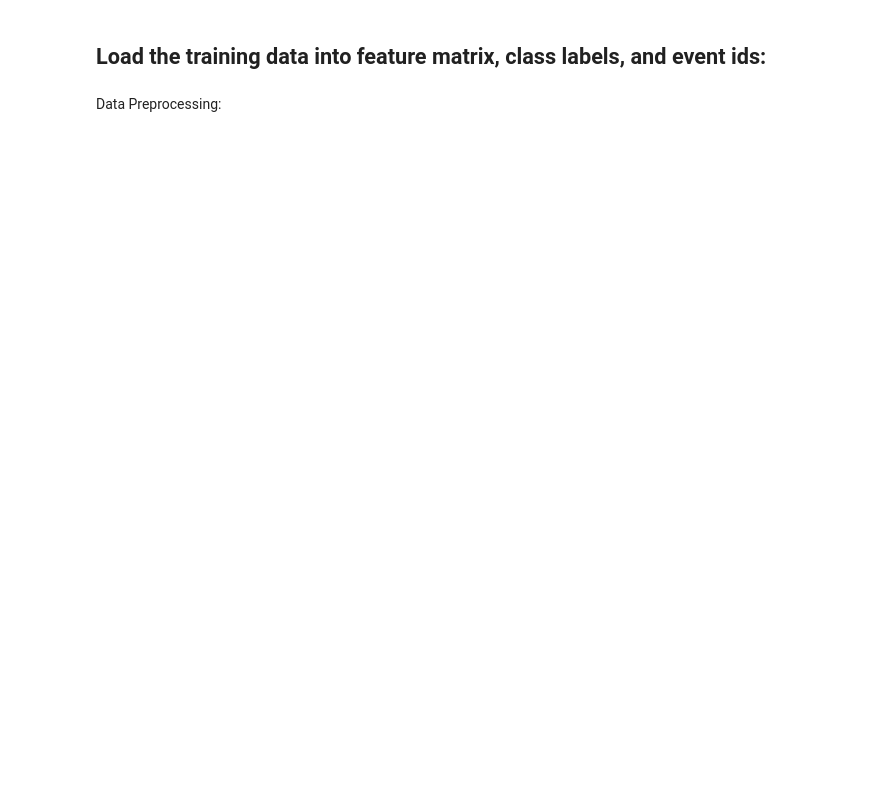
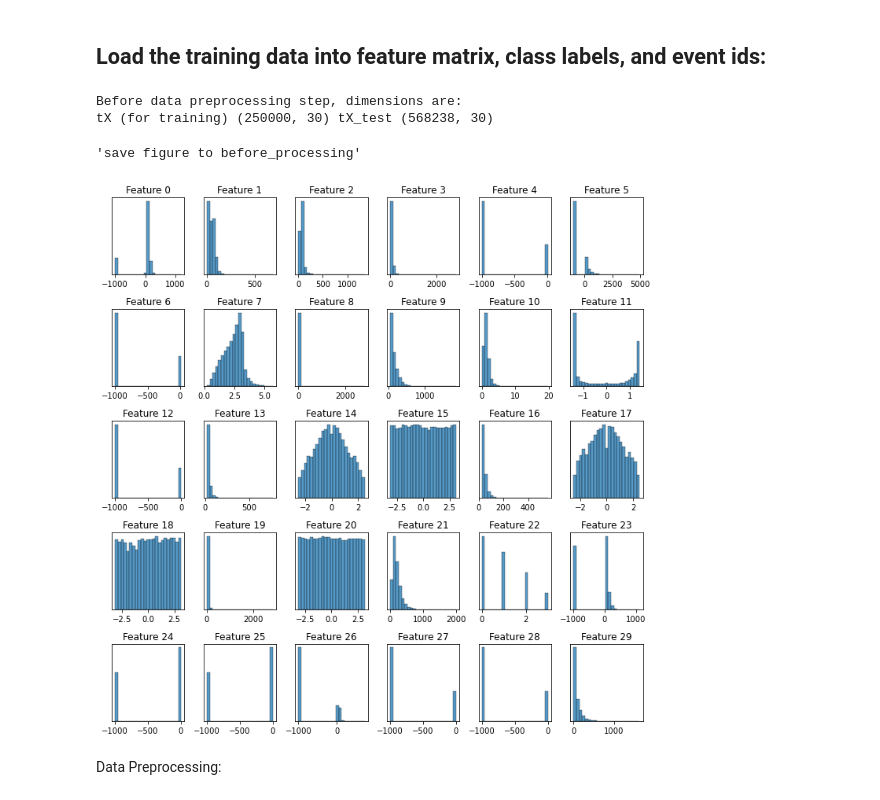
Before and after one commit to npont/ML_Higgs_Discovery, a Jupyter notebook: project1-update.ipynb, the cells around one changed output. Saved outputs shown, nothing was run; the diff lists cells and outputs as text; code cells hidden in the pictures; blank space fills up the shorter version.

```diff
--- a/project1-update.ipynb
+++ b/project1-update.ipynb
@@ -23,14 +23,22 @@ zf_test.extractall()
 # %%
 from proj1_helpers import *
 #PATH1='..\'
 DATA_TRAIN_PATH = 'train.csv' # TODO: download train data and supply path here
 y_train, x_train, ids = load_csv_data(DATA_TRAIN_PATH)
 
+DATA_TEST_PATH = 'test.csv' # TODO: download train data and supply path here
+_, x_test, ids_test = load_csv_data(DATA_TEST_PATH)
+
 print("Before data preprocessing step, dimensions are:")
-print('tX (for training)', tX.shape, 'tX_test', tX_test.shape)
+print('tX (for training)', x_train.shape, 'tX_test', x_test.shape)
 
-multiple=int((tX.shape[1])/5)
-plot_data(tX, "before_processing",5,multiple)
+multiple=int((x_train.shape[1])/5)
+plot_data(x_train, "before_processing",5,multiple)
+# %% [output]
+Before data preprocessing step, dimensions are:
+tX (for training) (250000, 30) tX_test (568238, 30)
+'save figure to before_processing'
+[figure, added]
 # %% [markdown]
 Data Preprocessing:
 # %%
```
Also changed, not shown: parts of 4 cells of this notebook.
